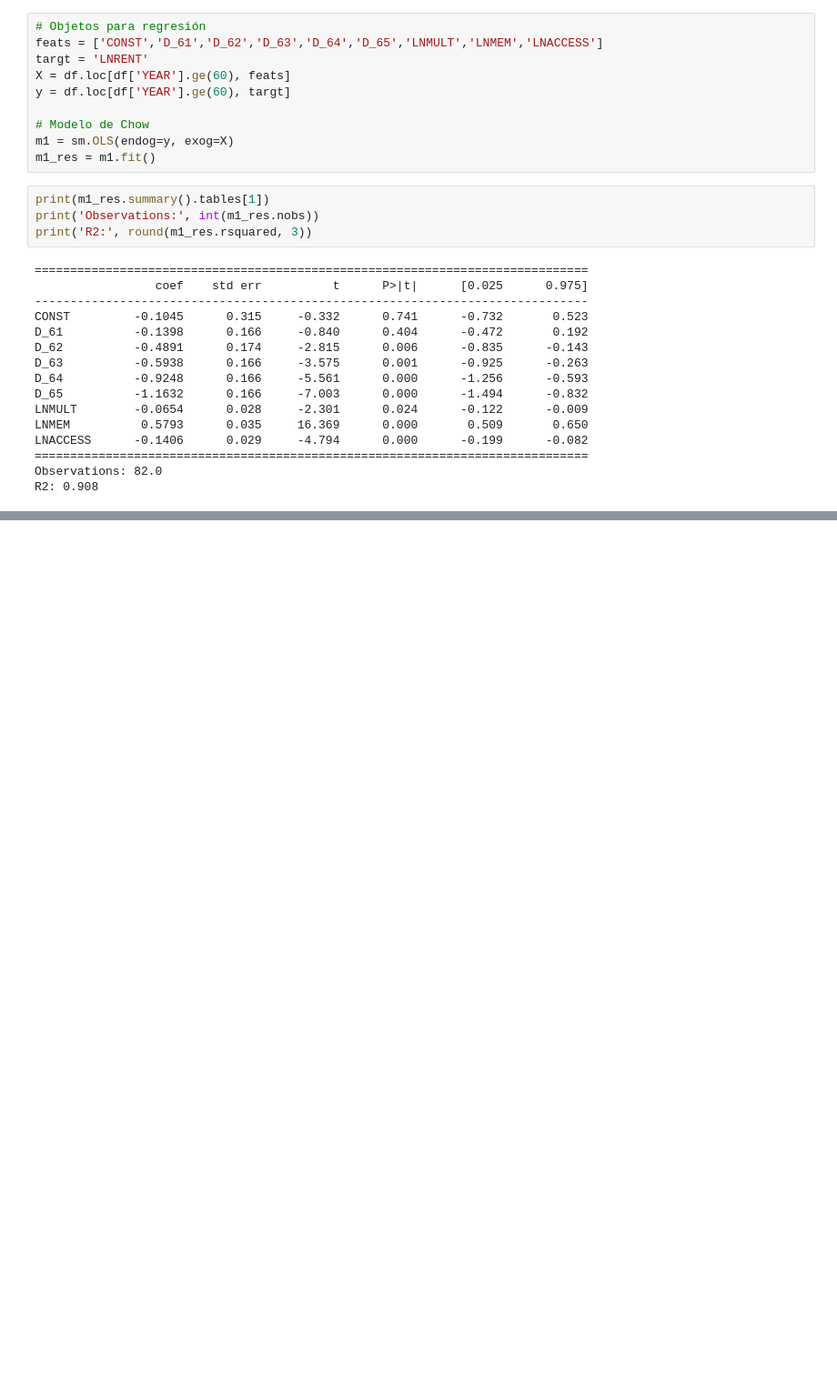
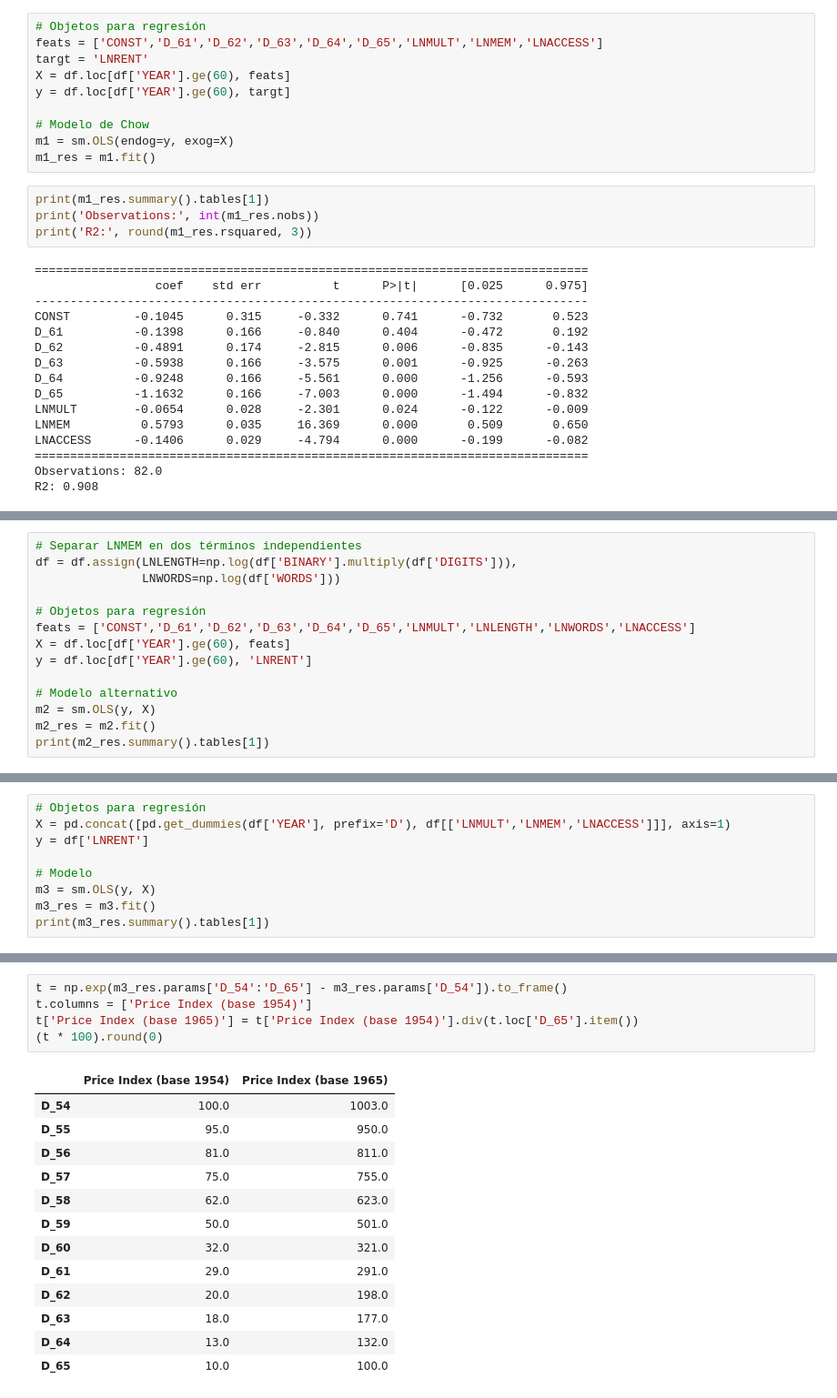
Before and after one commit to ArturoSbr/precios_hedonicos, a Jupyter notebook: cod/final.ipynb, the cells around one changed output, grey strips where cells are left out. Shown at 91% size. Saved outputs shown, nothing was run; the diff lists cells and outputs as text; blank space fills up the shorter version.

```diff
--- a/cod/final.ipynb
+++ b/cod/final.ipynb
@@ -100,0 +134,14 @@ R2: 0.908
+# %%
+# Separar LNMEM en dos términos independientes
+df = df.assign(LNLENGTH=np.log(df['BINARY'].multiply(df['DIGITS'])),
+               LNWORDS=np.log(df['WORDS']))
+
+# Objetos para regresión
+feats = ['CONST','D_61','D_62','D_63','D_64','D_65','LNMULT','LNLENGTH','LNWORDS','LNACCESS']
+X = df.loc[df['YEAR'].ge(60), feats]
+y = df.loc[df['YEAR'].ge(60), 'LNRENT']
+
+# Modelo alternativo
+m2 = sm.OLS(y, X)
+m2_res = m2.fit()
+print(m2_res.summary().tables[1])
@@ -100,0 +184,9 @@ R2: 0.908
+# %%
+# Objetos para regresión
+X = pd.concat([pd.get_dummies(df['YEAR'], prefix='D'), df[['LNMULT','LNMEM','LNACCESS']]], axis=1)
+y = df['LNRENT']
+
+# Modelo
+m3 = sm.OLS(y, X)
+m3_res = m3.fit()
+print(m3_res.summary().tables[1])
@@ -100,0 +213,19 @@ R2: 0.908
+# %%
+t = np.exp(m3_res.params['D_54':'D_65'] - m3_res.params['D_54']).to_frame()
+t.columns = ['Price Index (base 1954)']
+t['Price Index (base 1965)'] = t['Price Index (base 1954)'].div(t.loc['D_65'].item())
+(t * 100).round(0)
+# %% [output]
+|  | Price Index (base 1954) | Price Index (base 1965) |
+| D_54 | 100.0 | 1003.0 |
+| D_55 | 95.0 | 950.0 |
+| D_56 | 81.0 | 811.0 |
+| D_57 | 75.0 | 755.0 |
+| D_58 | 62.0 | 623.0 |
+| D_59 | 50.0 | 501.0 |
+| D_60 | 32.0 | 321.0 |
+| D_61 | 29.0 | 291.0 |
+| D_62 | 20.0 | 198.0 |
+| D_63 | 18.0 | 177.0 |
+| D_64 | 13.0 | 132.0 |
+| D_65 | 10.0 | 100.0 |
```
Also changed, not shown: parts of 17 cells of this notebook.
